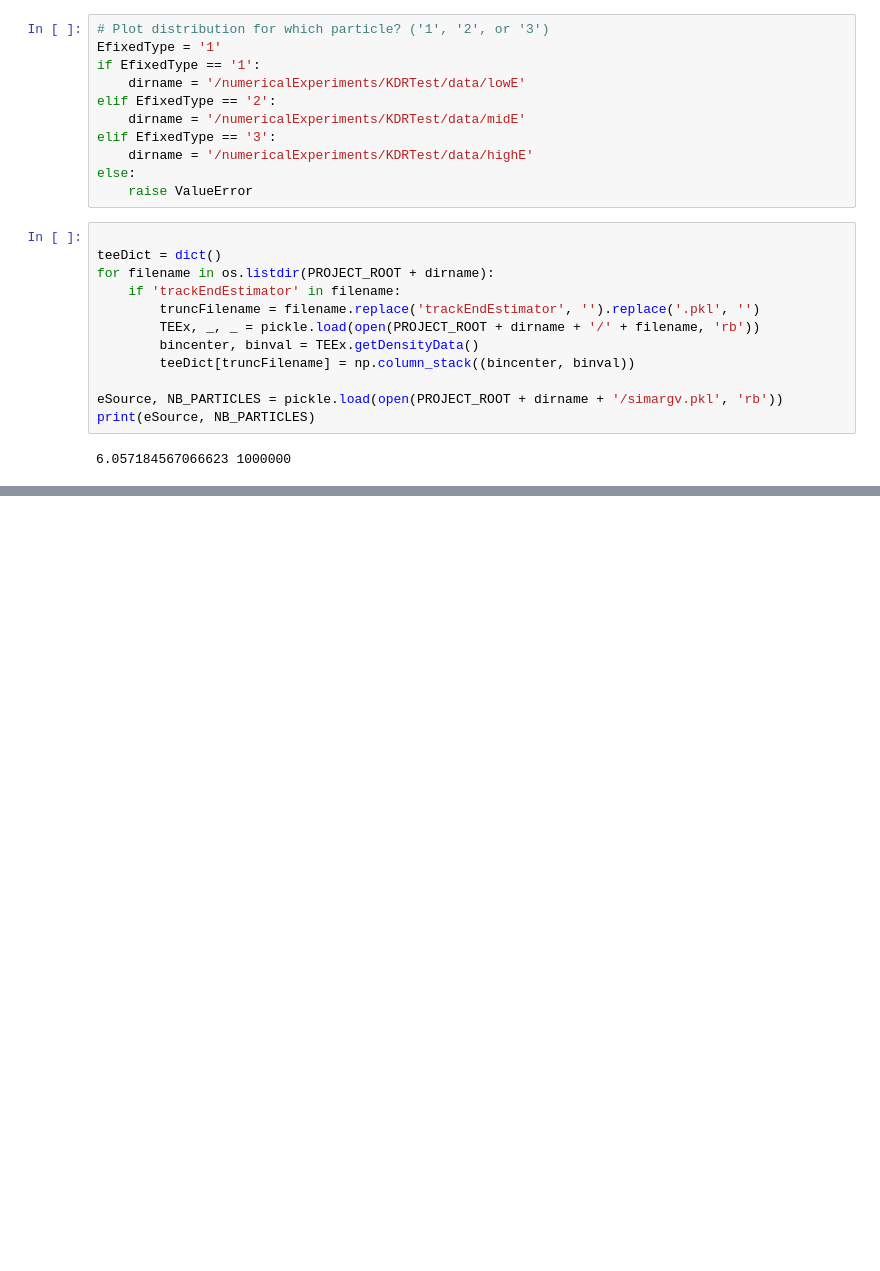
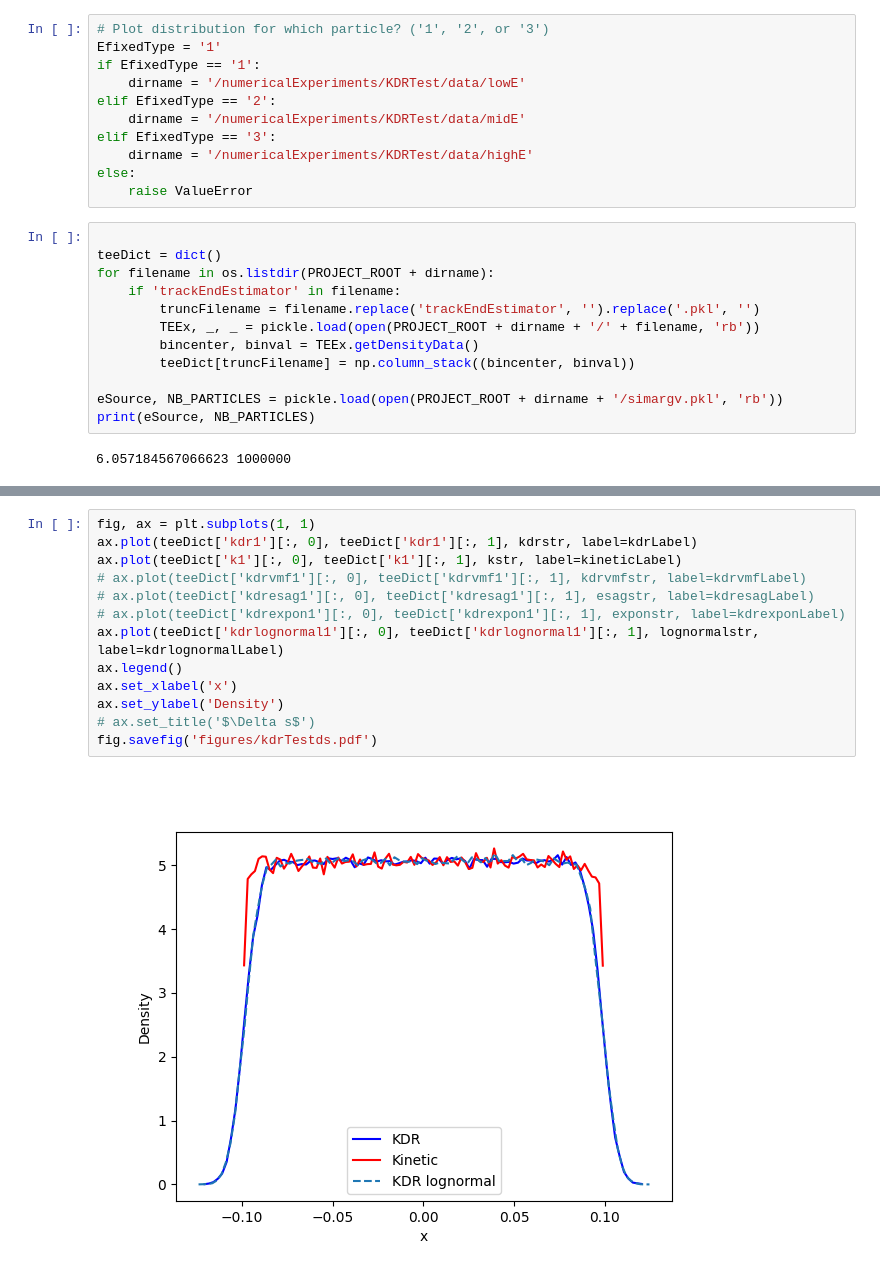
Before and after one commit to KlaasWillems/electronTransportCode, a Jupyter notebook: numericalExperiments/KDRTest/kdrTest.ipynb, the cells around one changed output, grey strips where cells are left out. Drawn from its saved outputs; the diff is of its cells as text; blank space fills up the shorter version.

```diff
--- a/numericalExperiments/KDRTest/kdrTest.ipynb
+++ b/numericalExperiments/KDRTest/kdrTest.ipynb
@@ -113,3 +112,18 @@ ax5.set_title('$16 \Delta s$')
 # %% [output]
 Text(0.5, 1.0, '$16 \\Delta s$')
 [figure]
+# %%
+fig, ax = plt.subplots(1, 1)
+ax.plot(teeDict['kdr1'][:, 0], teeDict['kdr1'][:, 1], kdrstr, label=kdrLabel)
+ax.plot(teeDict['k1'][:, 0], teeDict['k1'][:, 1], kstr, label=kineticLabel)
+# ax.plot(teeDict['kdrvmf1'][:, 0], teeDict['kdrvmf1'][:, 1], kdrvmfstr, label=kdrvmfLabel)
+# ax.plot(teeDict['kdresag1'][:, 0], teeDict['kdresag1'][:, 1], esagstr, label=kdresagLabel)
+# ax.plot(teeDict['kdrexpon1'][:, 0], teeDict['kdrexpon1'][:, 1], exponstr, label=kdrexponLabel)
+ax.plot(teeDict['kdrlognormal1'][:, 0], teeDict['kdrlognormal1'][:, 1], lognormalstr, label=kdrlognormalLabel)
+ax.legend()
+ax.set_xlabel('x')
+ax.set_ylabel('Density')
+# ax.set_title('$\Delta s$')
+fig.savefig('figures/kdrTestds.pdf')
+# %% [output]
+[figure, added]
```
Also changed, not shown: parts of 3 cells of this notebook, 3 other files.
